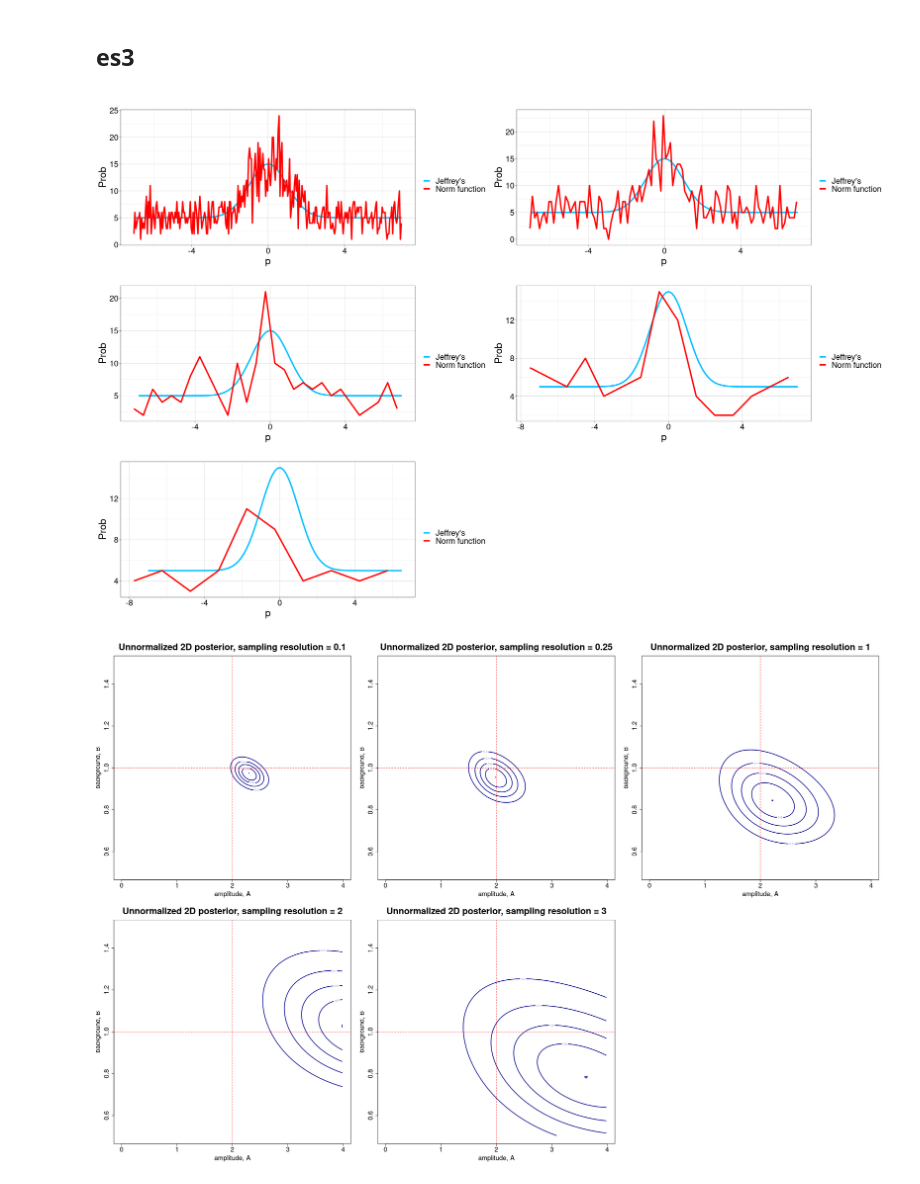
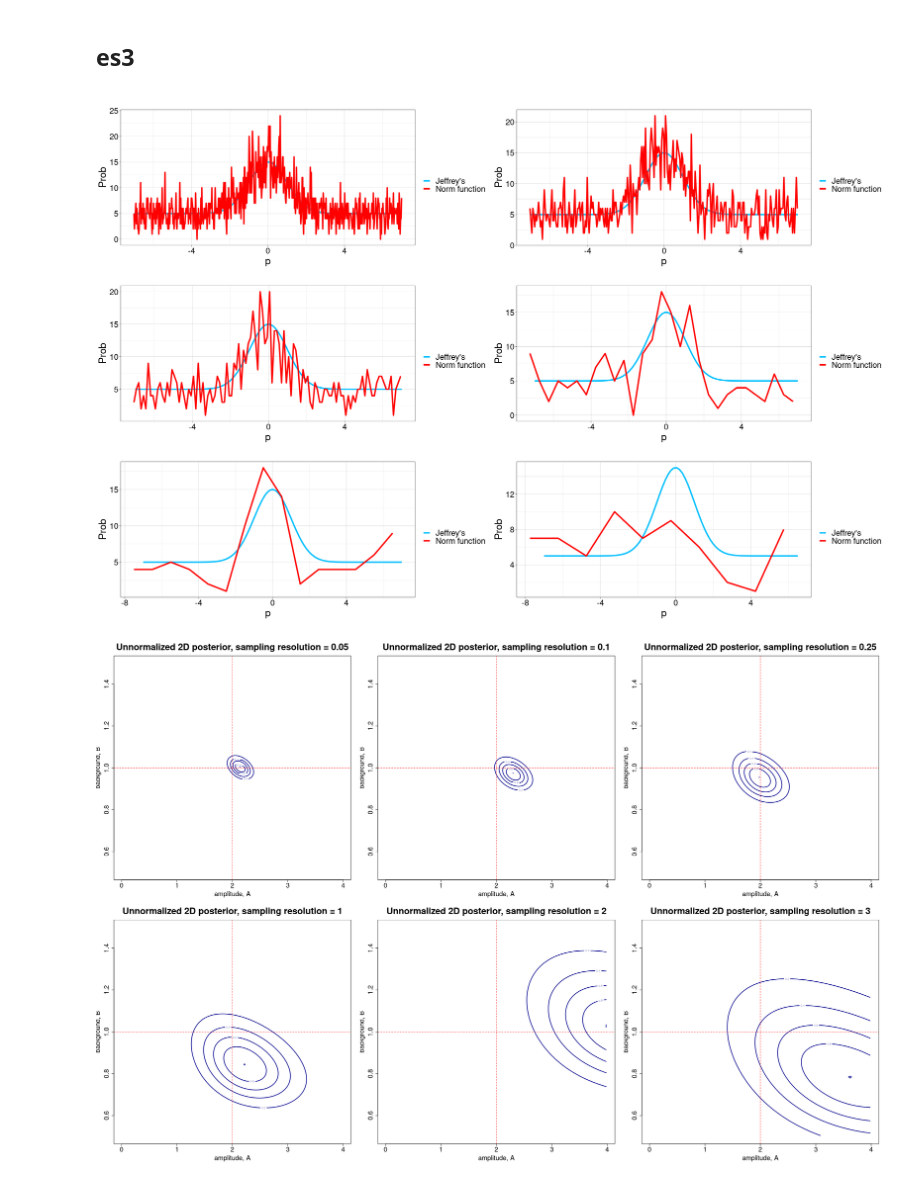
Before and after one commit to PietroCappelli/Advance_stat, a Jupyter notebook: Exercises/exercize05.ipynb, the cells around one changed output. Cells and saved outputs as stored; diff of their text form; code cells hidden in the pictures.

```diff
--- a/Exercises/exercize05.ipynb
+++ b/Exercises/exercize05.ipynb
@@ -266,8 +284,8 @@ for (i in n){
     l_post <- l_post - max(l_post)
     norm_post <- exp(l_post)/(h*k*sum(exp(l_post)))
 
-    post_alpha <- apply(post_norm, 1, sum)
-    post_beta  <- apply(post_norm, 2, sum)
+    post_alpha <- apply(norm_post, 1, sum)
+    post_beta  <- apply(norm_post, 2, sum)
 
     norm_post_alpha <- post_alpha / (h*sum(post_alpha))
     norm_post_beta  <- post_beta  / (k*sum(post_beta))
@@ -297,33 +315,35 @@ signal <- function(x, a, b, x0, w, t) {
 x0 <- 0; delta_t <- 5; w <- 1
 A_true <- 2; B_true <- 1
 
-res <- c(0.1, 0.25, 1, 2, 3)
+res <- c(0.05, 0.1, 0.25, 1, 2, 3)
 # %%
+options(repr.plot.width=24, repr.plot.height=16)
+
 plots <- list()
 for (i in 1:length(res)){
     xdat <- seq(from= -7*w, to= 7*w, by= 0.5*res[i])
     signal_true <- signal(xdat, A_true, B_true, x0, w, delta_t)
     ddat <- rpois(length(signal_true), signal_true)
 
     xx <- seq(min(xdat), max(xdat), 0.05*res[i])
     yy <- signal(xx, A_true , B_true , x0, w, delta_t)
 
     xdat_off <- xdat - 0.25*res[i]
 
     plot <- ggplot() +
         geom_line(aes(x=xx, y=yy, color="Jeffrey's"),lwd=1.5) +
         geom_line(aes(x=xdat_off, y=ddat, color="Norm function"),lwd=1.5) +
         theme_linedraw() +
         scale_color_manual(name = "", values = c("Jeffrey's" = "deepskyblue", "Norm function" = "red"))+
         labs(title=glue(""), x="p",y="Prob")+
         theme(text = element_text(size=22), plot.title = element_text( hjust = 0.5))
 
     plots[[i]] = ggplotGrob(plot)
 
 }
 grid.arrange(grobs=plots, ncol=, nrow=)
 # %% [output]
-[figure, old version]
+[figure, new version]
 # %%
 alim <- c(0.0, 4.0); blim <- c(0.5, 1.5)
 nsample <- 100
@@ -365,7 +385,7 @@ for (i in res){
     abline(v=2,h=1,col="red", lty=2)
     }
 # %% [output]
-[figure, old version]
+[figure, new version]
 # %%
 delta_a <- (max(a)-min(a))/nsample
 delta_b <- (max(b)-min(b))/nsample
```
Also changed, not shown: parts of 5 cells of this notebook, 1 other file.
